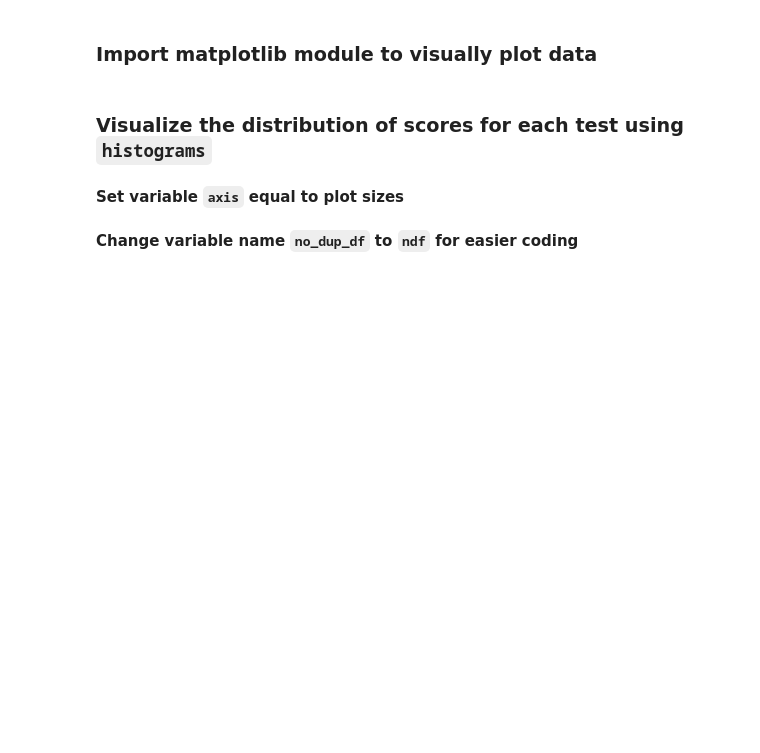
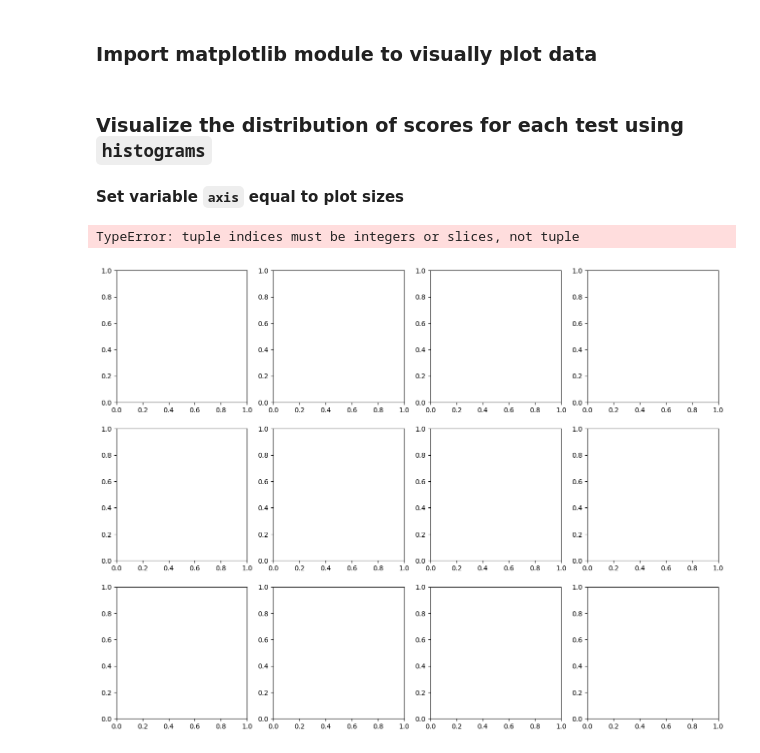
Before and after one commit to Nathan-Seeley/World_Peace_trends, a Jupyter notebook: notebook.ipynb, the cells around one changed output. Drawn from its saved outputs; the diff is of its cells as text; code cells hidden in the pictures; blank space fills up the shorter version.

```diff
--- a/notebook.ipynb
+++ b/notebook.ipynb
@@ -107,11 +107,18 @@ import matplotlib.pyplot as plt
 # %% [markdown]
 ### Visualize the distribution of scores for each test using `histograms`
 #### Set variable `axis` equal to plot sizes
-#### Change variable name `no_dup_df` to `ndf` for easier coding
 # %%
-axis = plt.subplots(nrows=3, ncols=4, figsize=(16,12))
-ndf = no_dup_df
+axes = plt.subplots(nrows=3, ncols=4, figsize=(16,12))
 
-for i, col in enumerate(ndf.columns[1:]):
-    ax = axis[i // 4, i % 4]
-    ndf
+
+for i, col in enumerate(df.columns[1:]):
+    ax = axes[i // 4, i % 4]
+    df[col].plot(kind='hist', ax = ax, title = col)
+    ax.set_xlabel('Score')
+    ax.set_ylabel('Frequency')
+
+plt.tight_layout()
+plt.show()
+# %% [output]
+TypeError: tuple indices must be integers or slices, not tuple
+[figure, added]
```
